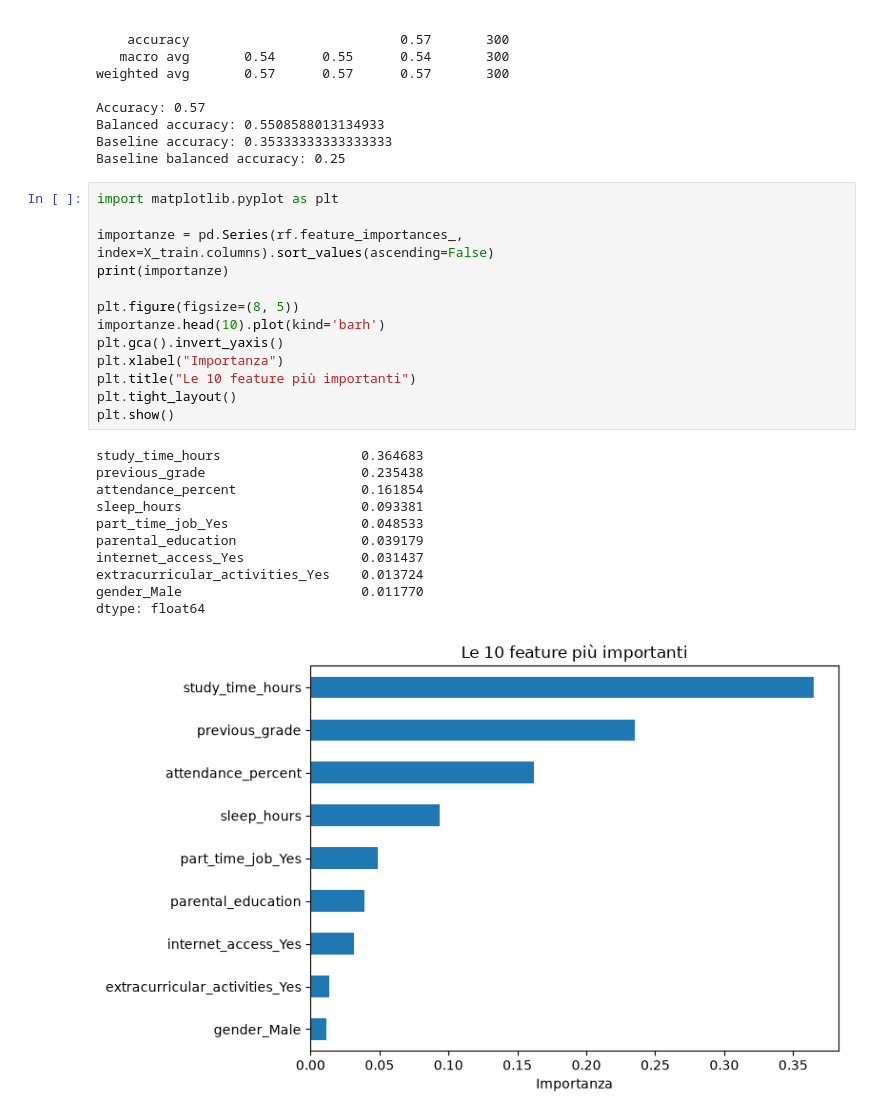
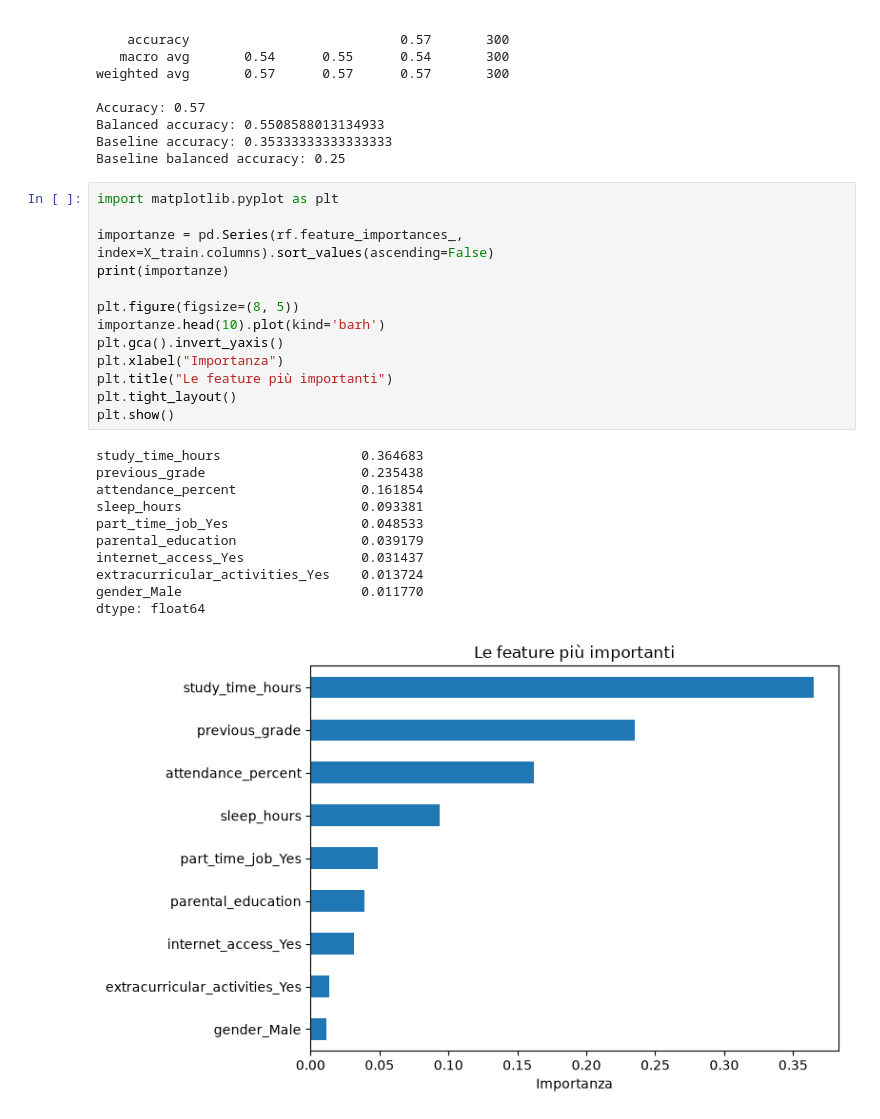
Before and after one commit to darcangeloo/InsegnareAlleMacchine, a Jupyter notebook: 11) Random Forest/forest.ipynb, the cells around one changed output. Saved outputs shown, nothing was run; the diff lists cells and outputs as text.

```diff
--- a/11) Random Forest/forest.ipynb
+++ b/11) Random Forest/forest.ipynb
@@ -211,25 +210,25 @@ Baseline balanced accuracy: 0.25
 # %%
 import matplotlib.pyplot as plt
 
 importanze = pd.Series(rf.feature_importances_, index=X_train.columns).sort_values(ascending=False)
 print(importanze)
 
 plt.figure(figsize=(8, 5))
 importanze.head(10).plot(kind='barh')
 plt.gca().invert_yaxis()
 plt.xlabel("Importanza")
-plt.title("Le 10 feature più importanti")
+plt.title("Le feature più importanti")
 plt.tight_layout()
 plt.show()
 # %% [output]
 study_time_hours                  0.364683
 previous_grade                    0.235438
 attendance_percent                0.161854
 sleep_hours                       0.093381
 part_time_job_Yes                 0.048533
 parental_education                0.039179
 internet_access_Yes               0.031437
 extracurricular_activities_Yes    0.013724
 gender_Male                       0.011770
 dtype: float64
-[figure, old version]
+[figure, new version]
```
Also changed, not shown: parts of 2 cells of this notebook, 4 other files.
